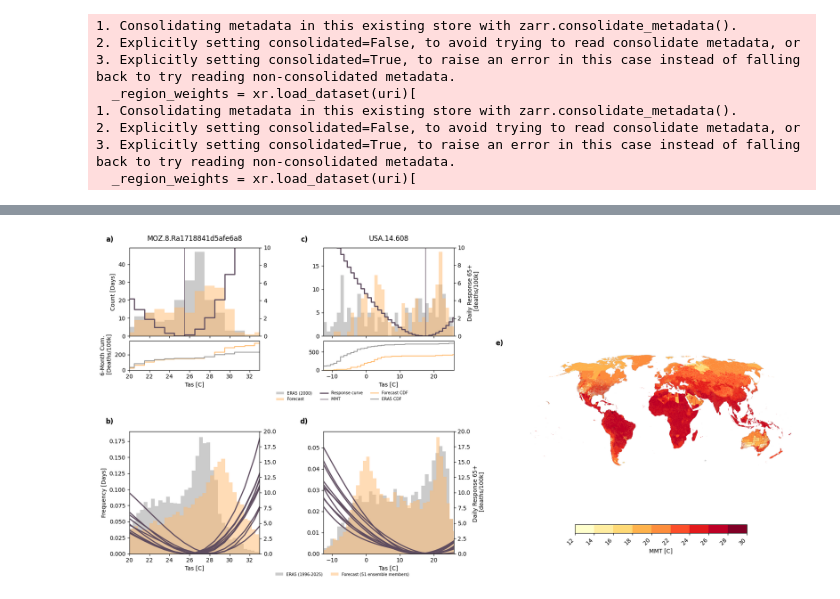
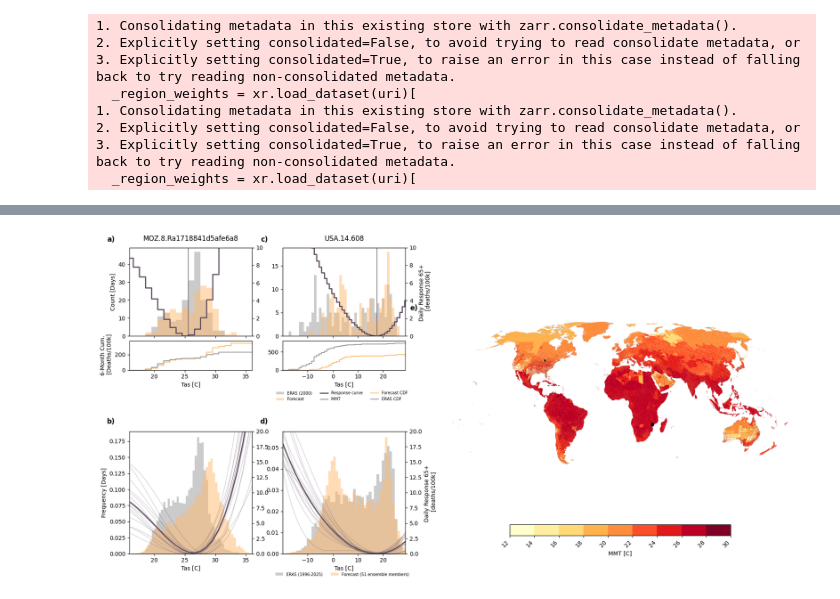
Before and after one commit to ezuetell/poreallas, a Jupyter notebook: analysis/p01_method_diagram.ipynb, the cells around one changed output, grey strips where cells are left out. Saved outputs shown, nothing was run; the diff lists cells and outputs as text; code cells hidden in the pictures.

Commit message:
update map and response curves

```diff
--- a/analysis/p01_method_diagram.ipynb
+++ b/analysis/p01_method_diagram.ipynb
@@ -129,18 +129,11 @@ reanalysis_local = reanalysis_slice.sel(region=region_filter)
 combined = np.concat(
     [forecast_local.values.flatten(), reanalysis_local.values.flatten()]
 )
-xmin, xmax = np.percentile(combined, [1, 100])
+xmin, xmax = np.percentile(combined, [0, 100])
+xmin = xmin-3
+xmax = xmax+3
 
 # Compute Cumulative Effect
 cdf_data, max_cdf = diagnostic_utils.compute_cumulative_effect(
     forecast_slice, reanalysis_slice, region_filter, months, hotonly=hotonly
 )
-# %%
-fig = plt.figure(figsize=(6, 10))
-gs_outer = fig.add_gridspec(2, 1, height_ratios=[1, 1], hspace=0.3)
-
-gs_inner = gs_outer[0].subgridspec(2, 1, height_ratios=[3, 1], hspace=0.08)
-ax_hist = fig.add_subplot(gs_inner[0])
-ax_cdf = fig.add_subplot(gs_inner[1], sharex=ax_hist)
-
-ax = fig.add_subplot(gs_outer[1])
@@ -299,6 +140,6 @@ fig
 # %%
 fig = plt.figure(figsize=(18, 12), constrained_layout=False)
-gs_top = fig.add_gridspec(1, 3, width_ratios=[1, 1, 2.2], wspace=0.35)
+gs_top = fig.add_gridspec(1, 3, width_ratios=[1, 1, 3], wspace=0.15)
 
 region_ids = ["MOZ.8.Ra1718841d5afe6a8", "USA.14.608"]
 panel_labels = [("a)", "b)"), ("c)", "d)")]
@@ -343,7 +184,9 @@ for col, region_filter in enumerate(region_ids):
     combined = np.concat(
         [forecast_local.values.flatten(), reanalysis_local.values.flatten()]
     )
-    xmin, xmax = np.percentile(combined, [1, 100])
+    xmin, xmax = np.percentile(combined, [0, 100])
+    xmin = xmin-3
+    xmax = xmax+3
 
     cdf_data, max_cdf = diagnostic_utils.compute_cumulative_effect(
         forecast_slice, reanalysis_slice, region_filter, months, hotonly=hotonly
@@ -444,14 +287,22 @@ for col, region_filter in enumerate(region_ids):
     ax.set_xlabel("Tas [C]")
 
     ax_bottom2 = ax.twinx()
-    for sample in range(0, 10):
+    for sample in range(0, 15):
         ax_bottom2.plot(
             da_temp_bins.coords["tas_bin"],
             da_temp_bins.sel(sample=sample).values,
             color=r_color,
-            linewidth=2,
-            label="Response curve",
+            linewidth=0.5,
+            alpha = 0.5,
         )
+# Mean response curve
+    ax_bottom2.plot(
+                da_temp_bins.coords["tas_bin"],
+                da_temp_bins.mean(dim='sample').values,
+                color=r_color,
+                linewidth=2,
+                label="Response curve",
+            )
     ax_bottom2.set_ylim(0, 20)
     ax_bottom2.set_xlim(xmin, xmax)
 
@@ -492,31 +343,32 @@ ax_mid = fig.add_subplot(gs_mid[1])
 
 ax_mid.text(
     -0.05, 1.02, "e)",
     transform=ax_mid.transAxes,
     fontsize=12, fontweight="bold", va="bottom", ha="right",
 )
 
 min_val = betas_mmt["beta"].min(dim="tas_bin")
 is_min = betas_mmt["beta"] == min_val
 central_tas_bin = betas_mmt["tas_bin"].where(is_min).median(dim="tas_bin", skipna=True)
 _polygons_mmt = analysis_utils.xarray_to_gpd(
     central_tas_bin.mean(dim="sample"), _polygons
 )
 analysis_utils.plot_single(
     _polygons_mmt,
     col="tas_bin",
     cm="YlOrRd",
     n_colors=10,
     vmin=12,
     vmax=30,
     sup_title="",
     cbar_label="MMT [C]",
     cbar_location="bottom",
     ax=ax_mid,
 )
+_polygons_mmt[_polygons_mmt['region'].isin(region_ids)].plot(ax=ax_mid, facecolor='none', edgecolor='black', linewidth=2)
 
 fig.subplots_adjust(top=0.93, bottom=0.08, left=0.06, right=0.98)
 
 fig.savefig("fig1_method.png", dpi = 600, bbox_inches="tight")
 # %% [output]
-[figure, old version]
+[figure, new version]
```
Also changed, not shown: parts of 4 cells of this notebook.
